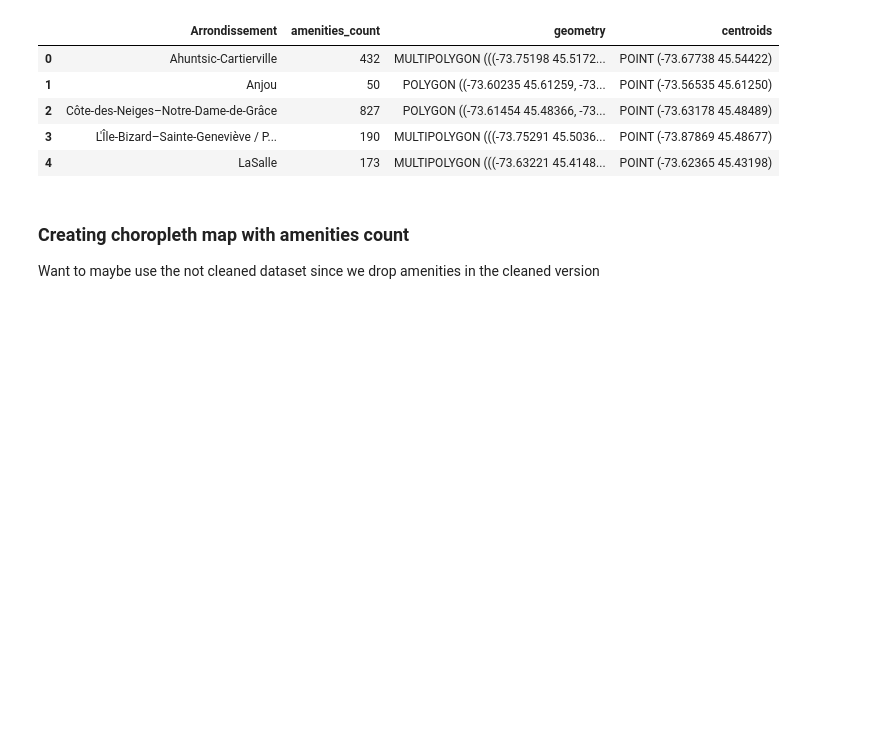
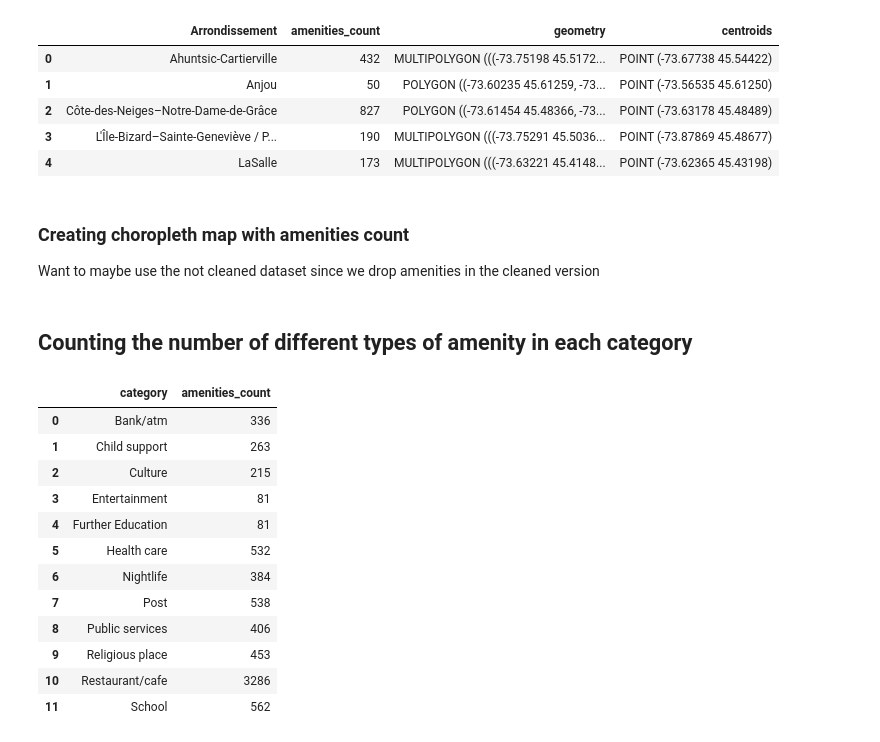
Before and after one commit to michelo200/GDS_project_deployment, a Jupyter notebook: initial_analysis/amenities_density_cloropleth.ipynb, the cells around one changed output. Drawn from its saved outputs; the diff is of its cells as text; code cells hidden in the pictures; blank space fills up the shorter version.

Commit message:
update amenities_density_cloropleth

```diff
--- a/initial_analysis/amenities_density_cloropleth.ipynb
+++ b/initial_analysis/amenities_density_cloropleth.ipynb
@@ -184,3 +184,24 @@ fig.update_layout(
 
 # Display the plot
 display(fig)
+# %% [markdown]
+## Counting the number of different types of amenity in each category
+# %%
+# count number of amenities in each 'category' in amenities_with_neighborhood
+amenities_category_count = amenities_with_neighborhood.groupby('category').size().reset_index(name='amenities_count')
+# %%
+amenities_category_count
+# %% [output]
+|  | category | amenities_count |
+| 0 | Bank/atm | 336 |
+| 1 | Child support | 263 |
+| 2 | Culture | 215 |
+| 3 | Entertainment | 81 |
+| 4 | Further Education | 81 |
+| 5 | Health care | 532 |
+| 6 | Nightlife | 384 |
+| 7 | Post | 538 |
+| 8 | Public services | 406 |
+| 9 | Religious place | 453 |
+| 10 | Restaurant/cafe | 3286 |
+| 11 | School | 562 |
```
